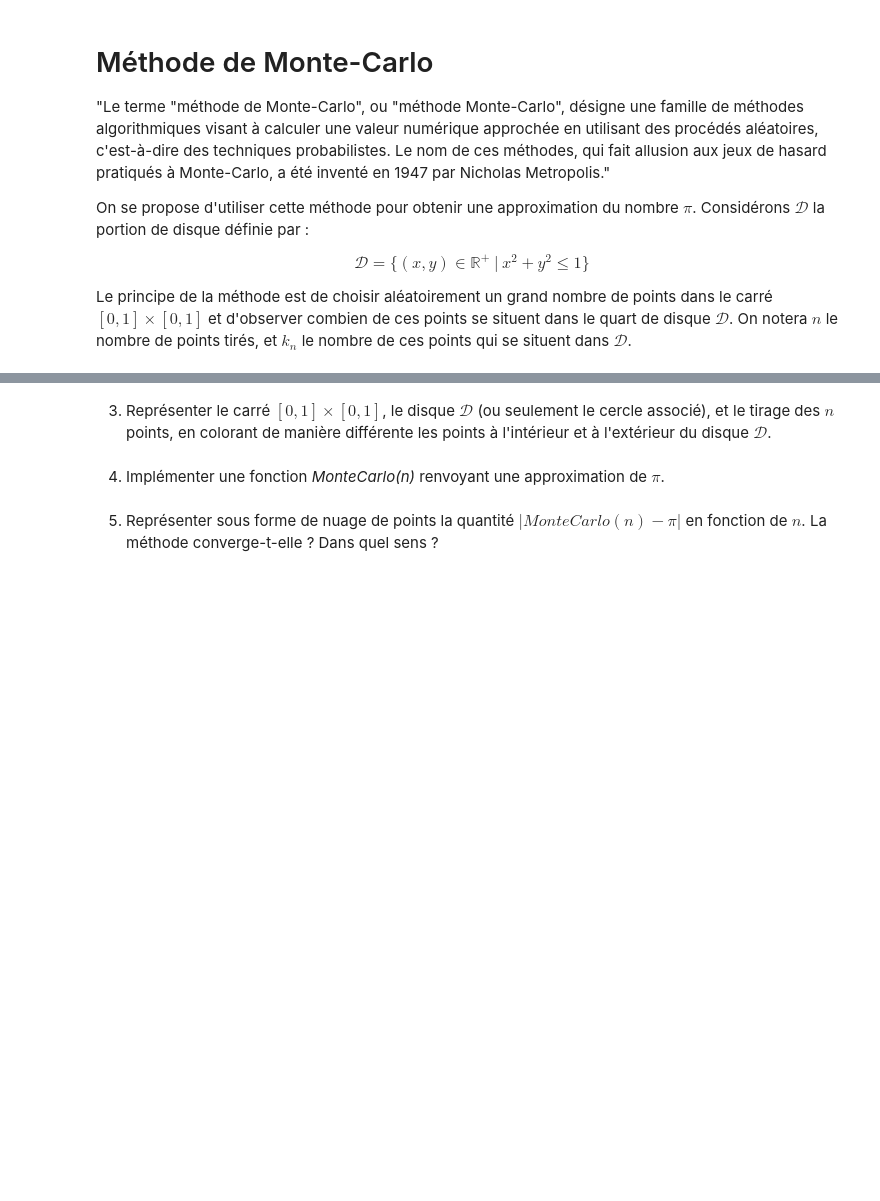
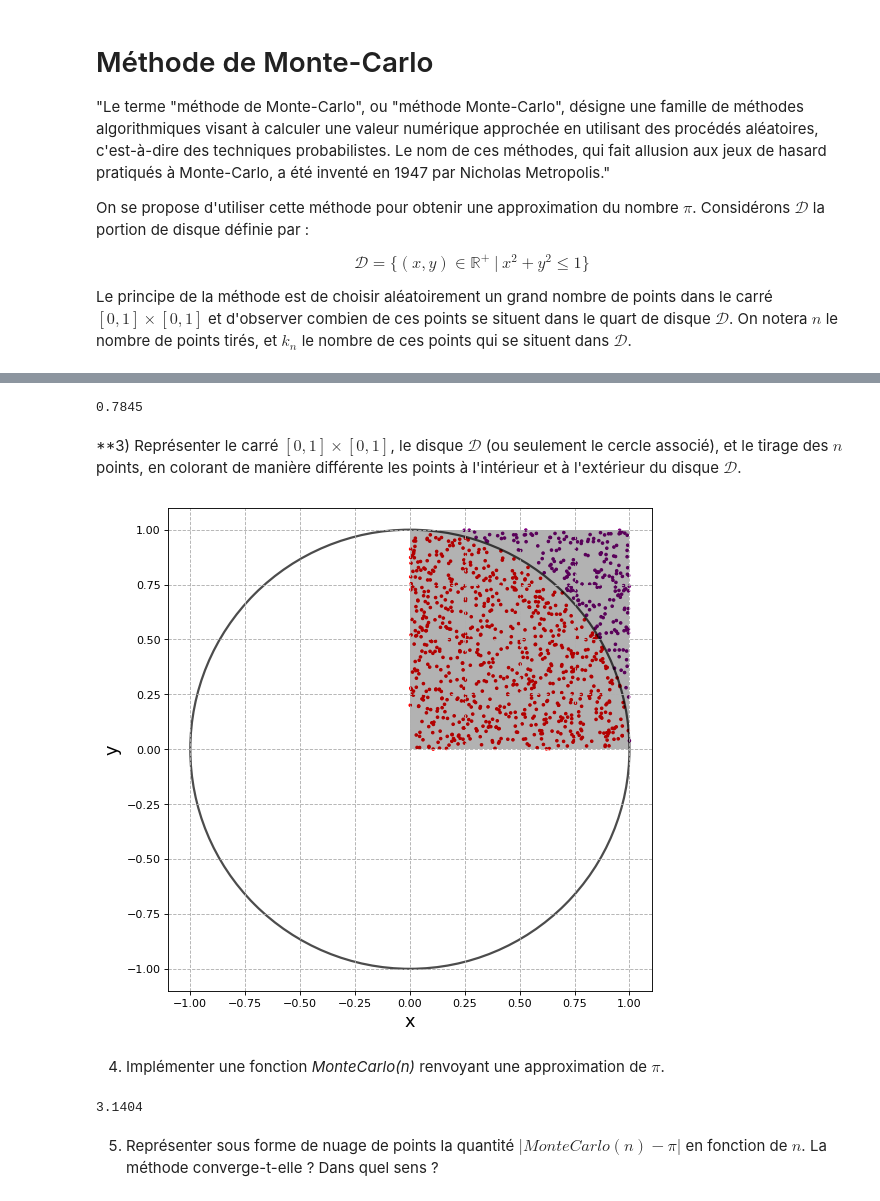
Before and after one commit to UTBM-AGH-courses/utbm-find-pi, a Jupyter notebook: calcul-pi.ipynb, the cells around one changed output, grey strips where cells are left out. Cells and saved outputs as stored; diff of their text form; code cells hidden in the pictures; blank space fills up the shorter version.

```diff
--- a/calcul-pi.ipynb
+++ b/calcul-pi.ipynb
@@ -267,5 +274,9 @@ Tirage(20000)
+# %%
+Quotient(2000)
+# %% [output]
+0.7845
 # %% [markdown]
-3.  Représenter le carré $[0,1]\times [0,1]$, le disque $\mathcal{D}$
+**3)  Représenter le carré $[0,1]\times [0,1]$, le disque $\mathcal{D}$
     (ou seulement le cercle associé), et le tirage des $n$ points, en
     colorant de manière différente les points à l'intérieur et à
     l'extérieur du disque $\mathcal{D}$.
@@ -301,3 +283,46 @@ plt.show()
+# %%
+import numpy as np
+import matplotlib.pyplot as plt
+
+def GetColors(in_circle_color, out_circle_color, x_array, y_array):
+    colors = []
+    for x_value, y_value in zip(x_array,y_array):
+        if (x_value**2+y_value**2 <= 1):
+            colors.append(in_circle_color)
+        else:
+            colors.append(out_circle_color)
+    return colors
+
+
+def GetValues(n):
+    points=np.array(Tirage(n))
+    x = points[:, 0]
+    y = points[:, 1]
+    return (x,y)
+
+
+def Draw(nb_points):
+    plt.figure(num=None, figsize=(8, 8), dpi=80, facecolor='w', edgecolor='k')
+
+    rectangle = plt.Rectangle((0,0), 1, 1, fc='black', alpha=0.3)
+    circle= plt.Circle((0,0), radius= 1, alpha=0.7, linewidth=2, fill=False)
+    x_values, y_values = GetValues(nb_points)
+    colors = GetColors('red', 'purple', x_values, y_values)
+
+    ax = plt.gca()
+    ax.scatter(x_values,y_values,c=colors,marker='o',s=5)
+    ax.add_patch(circle)
+    ax.add_patch(rectangle)
+
+    plt.axis('scaled')
+    plt.xlabel('x', fontsize=16)
+    plt.ylabel('y', fontsize=16)
+    plt.grid(linestyle='--')
+    plt.show()
+# %%
+Draw(1000)
+# %% [output]
+[figure, added]
 # %% [markdown]
 4.  Implémenter une fonction *MonteCarlo(n)* renvoyant une approximation
     de $\pi$.
@@ -307,5 +332,7 @@ def MonteCarlo(n):
 # %%
-MonteCarlo(10)
+MonteCarlo(10000)
+# %% [output]
+3.1404
 # %% [markdown]
 5.  Représenter sous forme de nuage de points la quantité
     $|MonteCarlo(n) - \pi|$ en fonction de $n$. La méthode
```
Also changed, not shown: parts of 22 cells of this notebook.
